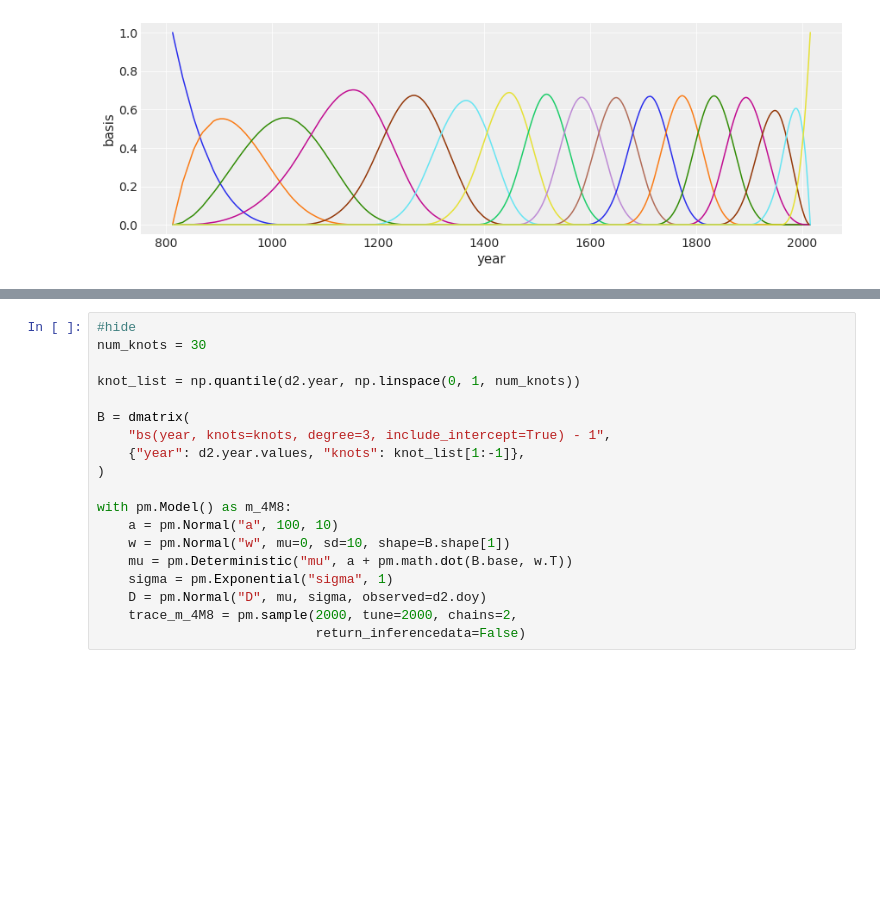
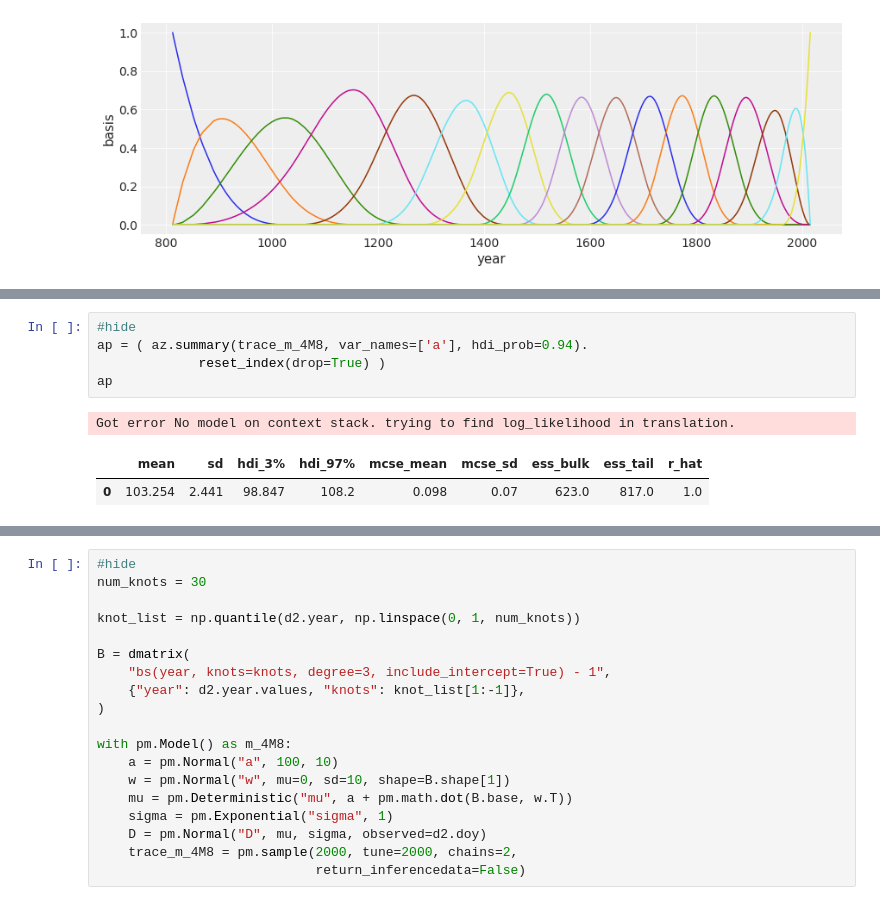
Before and after one commit to nasheqlbrm/blog, a Jupyter notebook: _notebooks/2022-04-10-McElreath-Chapter-4.ipynb, the cells around one changed output, grey strips where cells are left out. Cells and saved outputs as stored; diff of their text form; blank space fills up the shorter version.

```diff
--- a/_notebooks/2022-04-10-McElreath-Chapter-4.ipynb
+++ b/_notebooks/2022-04-10-McElreath-Chapter-4.ipynb
@@ -539,3 +606,12 @@ ax.set_ylim(-6, 6);
+# %%
+#hide
+ap = ( az.summary(trace_m_4M8, var_names=['a'], hdi_prob=0.94).
+             reset_index(drop=True) )
+ap
+# %% [output]
+Got error No model on context stack. trying to find log_likelihood in translation.
+|  | mean | sd | hdi_3% | hdi_97% | mcse_mean | mcse_sd | ess_bulk | ess_tail | r_hat |
+| 0 | 103.254 | 2.441 | 98.847 | 108.2 | 0.098 | 0.07 | 623.0 | 817.0 | 1.0 |
 # %%
 post_pred = ( az.summary(trace_m_4M8, var_names=["mu"], hdi_prob=0.94).
              reset_index(drop=True) )
```
Also changed, not shown: parts of 18 cells of this notebook.
